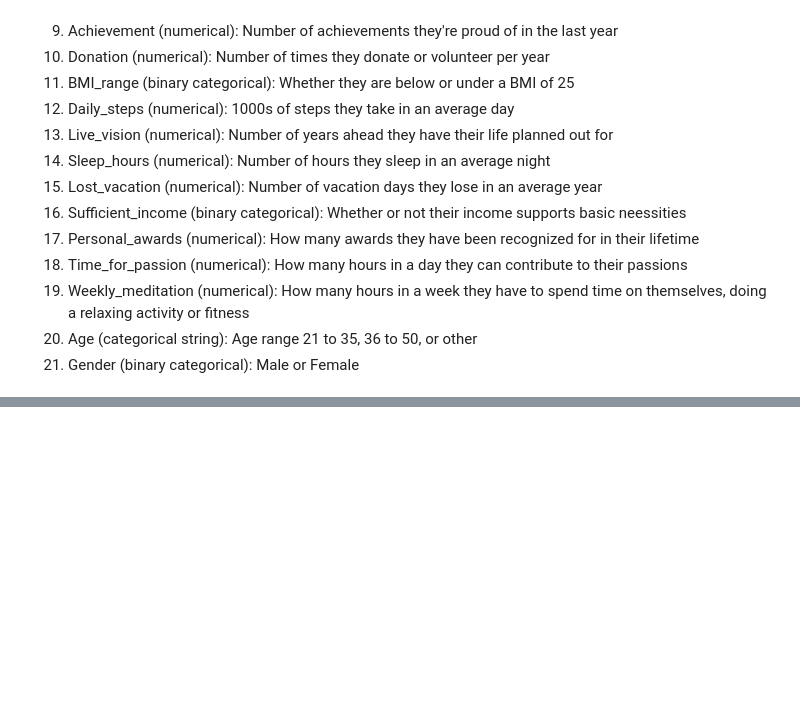
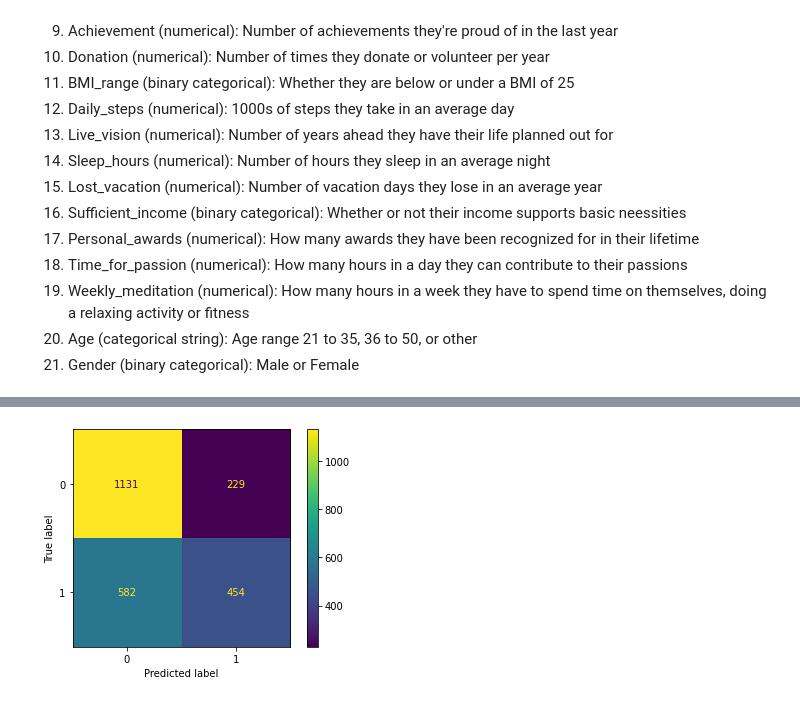
Before and after one commit to ishankaul1/failed_ml_project_lol, a Jupyter notebook: Assignment1.ipynb, the cells around one changed output, grey strips where cells are left out. Saved outputs shown, nothing was run; the diff lists cells and outputs as text; code cells hidden in the pictures; blank space fills up the shorter version.

```diff
--- a/Assignment1.ipynb
+++ b/Assignment1.ipynb
@@ -367,0 +421,31 @@ The final set of features we will be using are:
+# %%
+from sklearn.model_selection import GridSearchCV
+from sklearn.ensemble import RandomForestClassifier
+from sklearn.pipeline import Pipeline
+from sklearn.impute import SimpleImputer
+from sklearn.compose import ColumnTransformer
+from sklearn.preprocessing import OneHotEncoder
+
+wellbeing_data = wellbeing_data.dropna()
+
+#establish categorical pipeline. Skipping numerical scaling for now since the numerical values are already scaled 1-10
+cat_pipeline = Pipeline(steps=[('cat_impute', SimpleImputer(strategy='most_frequent')), ('onehot_cat', OneHotEncoder())])
+#ended up needing to impute because of NANs
+num_pipeline = Pipeline(steps=[('impute_num', SimpleImputer(strategy='mean'))])
+
+#cat_cols = ['BMI_RANGE', 'SUFFICIENT_INCOME', 'AGE', 'GENDER', 'seasons', 'during_restrictions']
+cat_cols = list(wellbeing_data.select_dtypes('category').columns)
+num_cols = list(wellbeing_data.select_dtypes('int64').columns)
+
+preproc = ColumnTransformer([('cat_pipe', cat_pipeline, [7, 18, 19, 20, 21]), ('num_pipe', num_pipeline, num_cols) ], remainder='passthrough')
+
+pipe = Pipeline(steps=[('preproc', preproc), ('mdl', RandomForestClassifier())])
+
+pipe.fit(X_train, y_train.values.ravel())
+
+#basic tuning grid so I can see pipeline results
+tuning_grid = {'mdl__max_depth': range(5, 50, 5)}
+
+grid_search = GridSearchCV(pipe, param_grid=tuning_grid, cv=5, return_train_score=True, n_jobs=1)
+
+grid_search.fit(X_train, y_train.values.ravel())
@@ -367,0 +500,9 @@ The final set of features we will be using are:
+# %%
+from sklearn.metrics import ConfusionMatrixDisplay, confusion_matrix
+cm = confusion_matrix(y_test, grid_search.best_estimator_.predict(X_test))
+disp = ConfusionMatrixDisplay(confusion_matrix=cm)
+disp.plot()
+
+plt.show()
+# %% [output]
+[figure, added]
```
Also changed, not shown: parts of 11 cells of this notebook.
